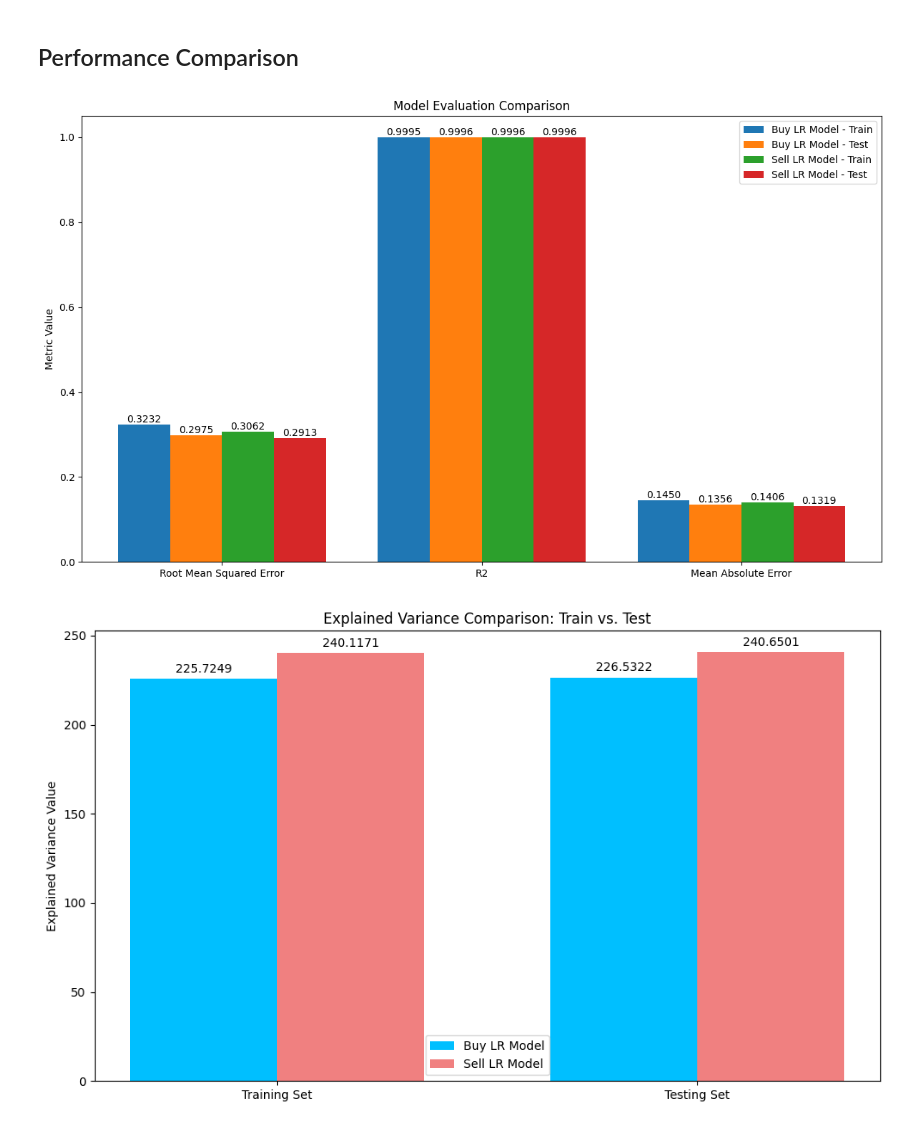
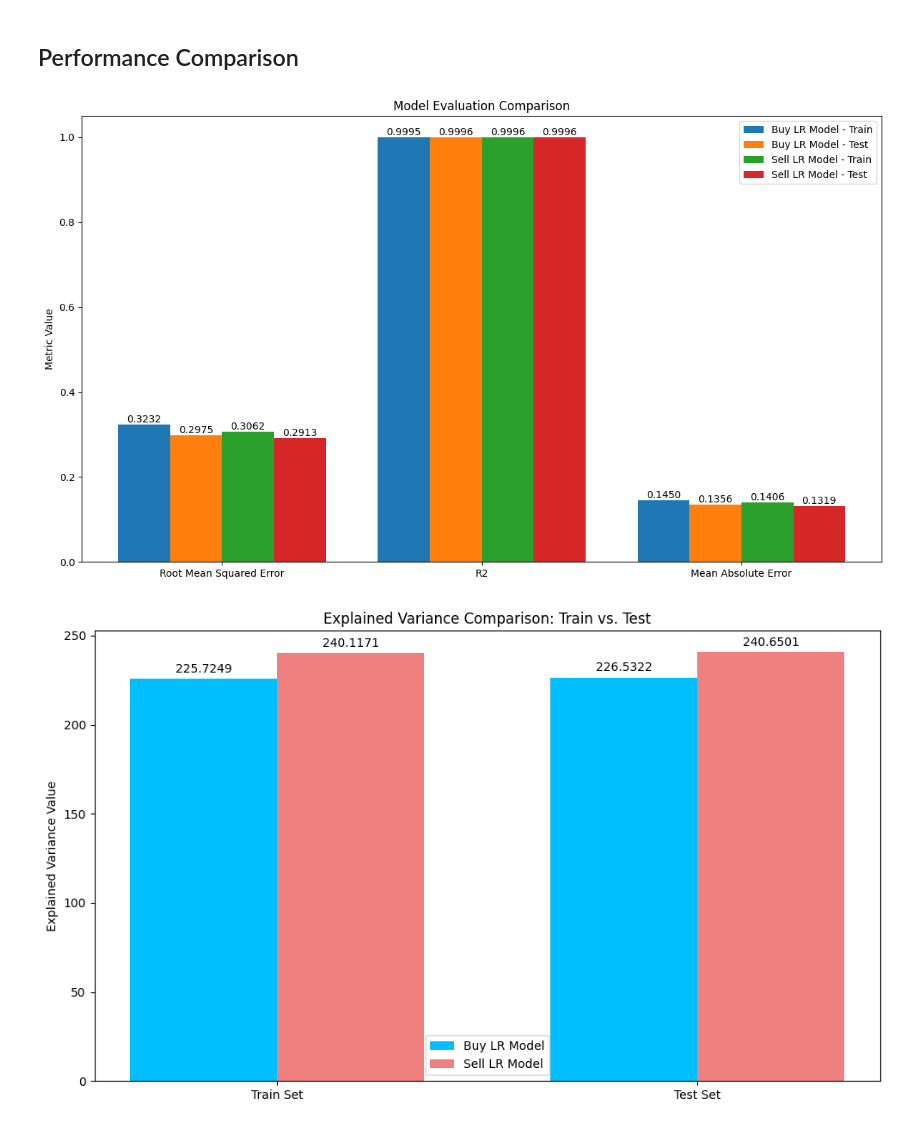
Before and after one commit to TRUEDEVIL666/Big-Data-Final, a Jupyter notebook: Task02/Task02.ipynb, the cells around one changed output. Cells and saved outputs as stored; diff of their text form; code cells hidden in the pictures.

```diff
--- a/Task02/Task02.ipynb
+++ b/Task02/Task02.ipynb
@@ -401,20 +401,24 @@ def plot_metrics_two_models(
 		test_eval_model1: dict,
 		train_eval_model2: dict,
 		test_eval_model2: dict,
+		first_set: str = 'Dataset 1',
+		second_set: str = 'Dataset 2',
 		model1_name: str = 'Model 1',
 		model2_name: str = 'Model 2'
 ):
 	"""
   Plots evaluation metrics for two models, comparing their training and test set performance.
 
-  Args:
-      train_eval_model1: Dictionary of training metrics for model 1.
-      test_eval_model1: Dictionary of test metrics for model 1.
-      train_eval_model2: Dictionary of training metrics for model 2.
-      test_eval_model2: Dictionary of test metrics for model 2.
-      model1_name: Name of the first model.
-      model2_name: Name of the second model.
-  """
+	:param train_eval_model1: Dictionary of training metrics for model 1.
+	:param test_eval_model1: Dictionary of test metrics for model 1.
+	:param train_eval_model2:Dictionary of training metrics for model 2.
+	:param test_eval_model2: Dictionary of test metrics for model 2.
+	:param first_set: Name of the first dataset.
+	:param second_set: Name of the second dataset.
+	:param model1_name: Name of the first model.
+	:param model2_name: Name of the second model.
+	"""
+
 	# --- Plot for general metrics (excluding Explained Variance) ---
 	train_eval_m1_copy = train_eval_model1.copy()
 	test_eval_m1_copy = test_eval_model1.copy()
@@ -439,19 +443,19 @@ def plot_metrics_two_models(
 		rects1 = ax.bar(x - 1.5 * bar_width,
 		                [train_eval_m1_copy.get(m, 0) for m in evaluation_metrics],  # Use .get for safety
 		                bar_width,
-		                label=f'{model1_name} - Train')
+		                label=f'{model1_name} - {first_set}')
 		rects2 = ax.bar(x - 0.5 * bar_width,
 		                [test_eval_m1_copy.get(m, 0) for m in evaluation_metrics],
 		                bar_width,
-		                label=f'{model1_name} - Test')
+		                label=f'{model1_name} - {second_set}')
 		rects3 = ax.bar(x + 0.5 * bar_width,
 		                [train_eval_m2_copy.get(m, 0) for m in evaluation_metrics],
 		                bar_width,
-		                label=f'{model2_name} - Train')
+		                label=f'{model2_name} - {first_set}')
 		rects4 = ax.bar(x + 1.5 * bar_width,
 		                [test_eval_m2_copy.get(m, 0) for m in evaluation_metrics],
 		                bar_width,
-		                label=f'{model2_name} - Test')
+		                label=f'{model2_name} - {second_set}')
 
 		ax.set_ylabel('Metric Value')
 		ax.set_title('Model Evaluation Comparison')
@@ -473,7 +477,7 @@ def plot_metrics_two_models(
 		metric_name = 'Explained Variance'
 
 		# Prepare data for a grouped bar chart
-		labels = ['Training Set', 'Testing Set']
+		labels = [f'{first_set} Set', f'{second_set} Set']
 		m1_variances = [train_var_m1 if train_var_m1 is not None else 0,
 		                test_var_m1 if test_var_m1 is not None else 0]
 		m2_variances = [train_var_m2 if train_var_m2 is not None else 0,
@@ -493,7 +497,7 @@ def plot_metrics_two_models(
 
 		# Add some text for labels, title and custom x-axis tick labels, etc.
 		ax_ev.set_ylabel(f'{metric_name} Value')
-		ax_ev.set_title(f'{metric_name} Comparison: Train vs. Test')
+		ax_ev.set_title(f'{metric_name} Comparison: {first_set} vs. {second_set}')
 		ax_ev.set_xticks(x_ev)
 		ax_ev.set_xticklabels(labels)
 		ax_ev.legend()
@@ -513,9 +517,10 @@ def plot_metrics_two_models(
 # %%
 plot_metrics_two_models(
 	buy_train_evaluation, buy_test_evaluation,
 	sell_train_evaluation, sell_test_evaluation,
+	'Train', 'Test',
 	'Buy LR Model', 'Sell LR Model'
 )
 # %% [output]
 [figure]
-[figure, old version]
+[figure, new version]
```
Also changed, not shown: parts of 2 cells of this notebook, 12 other files.
